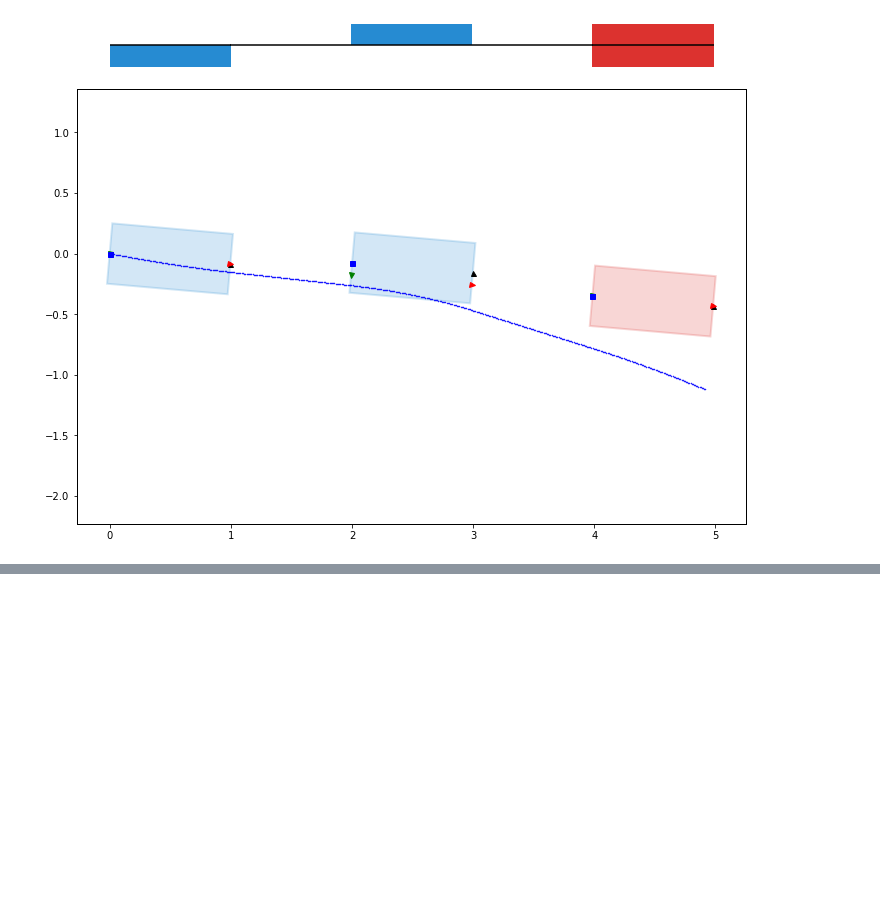
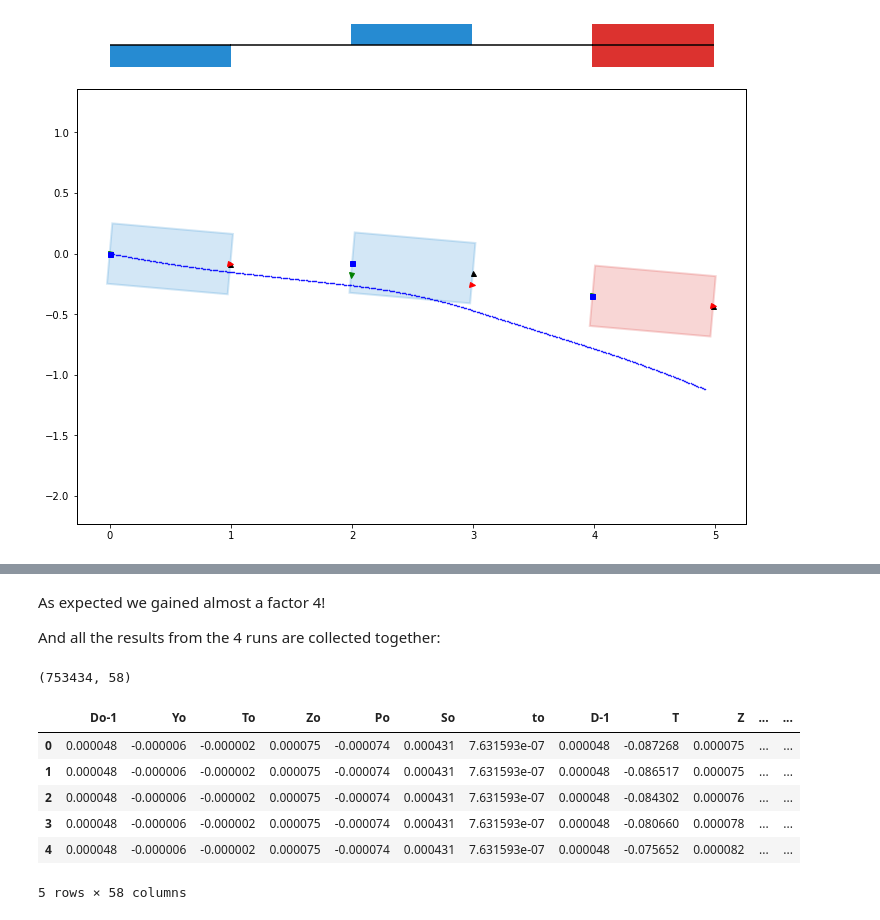
Before and after one commit to radiasoft/Zgoubi-Workshop, a Jupyter notebook: Zgoubidoo/Zgoubidoo tutorial.ipynb, the cells around one changed output, grey strips where cells are left out. Cells and saved outputs as stored; diff of their text form; code cells hidden in the pictures; blank space fills up the shorter version.

```diff
--- a/Zgoubidoo/Zgoubidoo tutorial.ipynb
+++ b/Zgoubidoo/Zgoubidoo tutorial.ipynb
@@ -599,0 +672,20 @@ zi.plot(ax=artist.ax, tracks=zr.tracks)
+# %%
+#%%timeit -n 1 -r 1
+z = zgoubidoo.Zgoubi()
+zr = z(zi).collect()
+# %% [markdown]
+As expected we gained almost a factor 4!
+
+And all the results from the 4 runs are collected together:
+# %%
+print(zr.tracks.shape)
+zr.tracks.head(5)
+# %% [output]
+(753434, 58)
+|  | Do-1 | Yo | To | Zo | Po | So | to | D-1 | T | Z | ... | ... |
+| 0 | 0.000048 | -0.000006 | -0.000002 | 0.000075 | -0.000074 | 0.000431 | 7.631593e-07 | 0.000048 | -0.087268 | 0.000075 | ... | ... |
+| 1 | 0.000048 | -0.000006 | -0.000002 | 0.000075 | -0.000074 | 0.000431 | 7.631593e-07 | 0.000048 | -0.086517 | 0.000075 | ... | ... |
+| 2 | 0.000048 | -0.000006 | -0.000002 | 0.000075 | -0.000074 | 0.000431 | 7.631593e-07 | 0.000048 | -0.084302 | 0.000076 | ... | ... |
+| 3 | 0.000048 | -0.000006 | -0.000002 | 0.000075 | -0.000074 | 0.000431 | 7.631593e-07 | 0.000048 | -0.080660 | 0.000078 | ... | ... |
+| 4 | 0.000048 | -0.000006 | -0.000002 | 0.000075 | -0.000074 | 0.000431 | 7.631593e-07 | 0.000048 | -0.075652 | 0.000082 | ... | ... |
+5 rows × 58 columns
```
Also changed, not shown: parts of 16 cells of this notebook.
